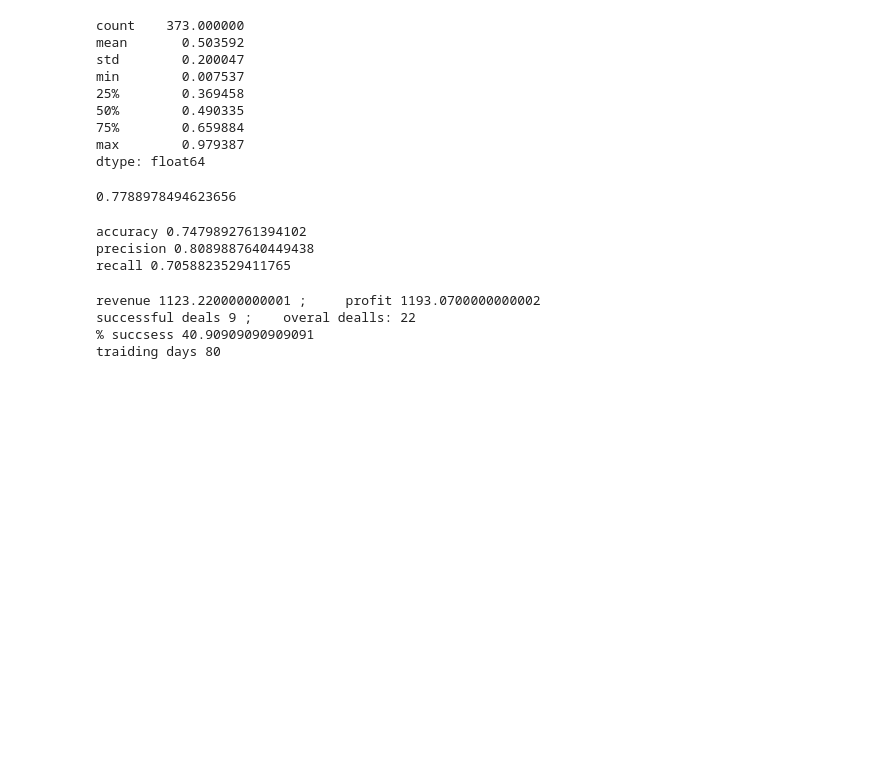
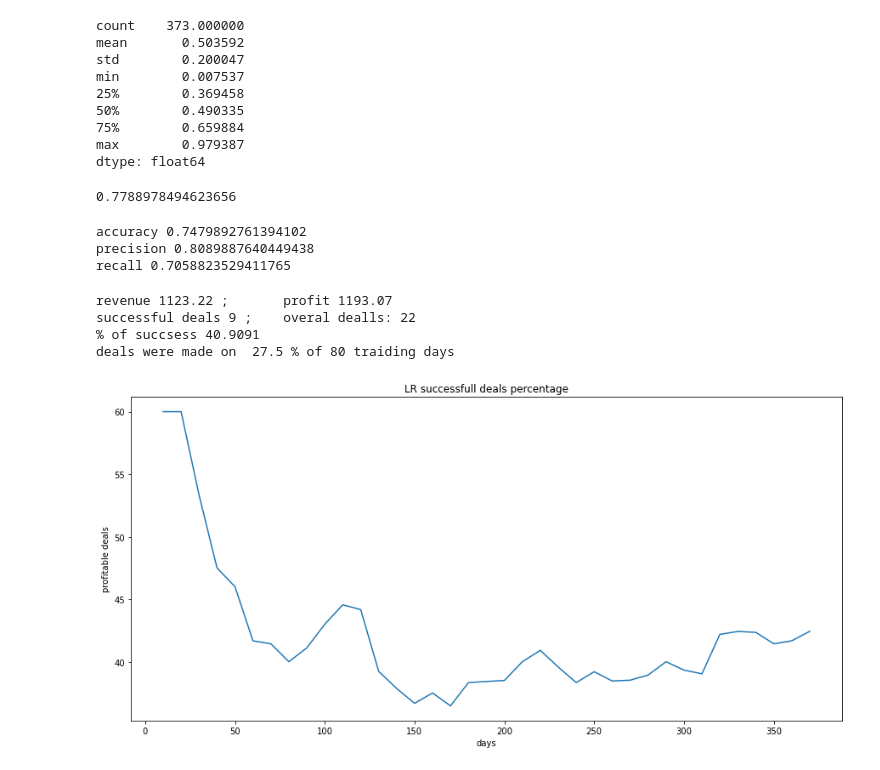
Before and after one commit to razmarrus/diploma, a Jupyter notebook: Regressions.ipynb, the cells around one changed output. Saved outputs shown, nothing was run; the diff lists cells and outputs as text; code cells hidden in the pictures; blank space fills up the shorter version.

Commit message:
Best comels compilation

```diff
--- a/Regressions.ipynb
+++ b/Regressions.ipynb
@@ -67,4 +57,15 @@ X_test = StandardScaler().fit_transform(X_test)
+# %%
+def make_dataset(df, train_part, test_part,d_type ="test"):
+    X = df.copy(deep=True)
+    X.drop(['close_change', 'close'],axis=1, inplace= True)
+    if d_type == "test":
+        X.drop(X.index[:train_part],inplace= True)
+    else : X.drop(X.index[train_part:(train_part+test_part)],inplace= True)
+    X = StandardScaler().fit_transform(X)
+    return X
 # %%
+X_test = make_dataset(df, train_part, test_part,d_type ="test")
+X_train = make_dataset(df, train_part, test_part,d_type ="train")
 y_train = df['close_change'][:-test_part]
 y_test = df['close_change'][-test_part:]
 # %%
@@ -110,15 +111,16 @@ def trade(df, y_pred, train_part, pred_limit=20):
             else:
                 last_deal = 0
         if (last_deal == 0 and pred == 0): #если есть чем торговать (последняя -покупка) и ожидаем уменьшения цены
-            last_deal, revenue, revenue_list, successful_deals, profit, last_price = sell(last_deal, revenue, revenue_list, successful_deals, profit, last_price, df, i,train_part)
+            last_deal, revenue, revenue_list, successful_deals, profit, last_price = sell(last_deal,
+                                                                                          revenue, revenue_list, successful_deals, profit, last_price, df, i,train_part)
             actions_list.append(1)
             deals_overall +=1
             continue
         if (last_deal == 1 and pred == 1):
             last_deal, revenue, revenue_list, successful_deals, profit, last_price = buy(last_deal,
                                                                                          revenue, revenue_list, successful_deals, profit, last_price, df, i, train_part)
+            actions_list.append(0)
             deals_overall +=1
-            actions_list.append(0)
             continue
         actions_list.append(-1)
     return revenue, revenue_list, successful_deals, deals_overall, profit, actions_list
@@ -210,12 +212,40 @@ recall 0.7058823529411765
 pred_limit = 80
 revenue, revenue_list, successful_deals, deals_overall, profit, actions_list = trade(df, y_pred, train_part, pred_limit)
 # %%
-print("revenue", revenue,";\tprofit", profit)
+print("revenue", round(revenue,4),";\tprofit", round(profit,4))
 print("successful deals", successful_deals, ";\toveral dealls:", deals_overall)
-print("% succsess", successful_deals*100/deals_overall)
-print("traiding days", len(y_pred[:pred_limit]))
+print("% of succsess", round(successful_deals*100/deals_overall,4))
+print("deals were made on ", round(deals_overall*100/len(y_pred[:pred_limit]),4),"% of",len(y_pred[:pred_limit]), "traiding days")
 # %% [output]
-revenue 1123.220000000001 ;     profit 1193.0700000000002
+revenue 1123.22 ;       profit 1193.07
 successful deals 9 ;    overal dealls: 22
-% succsess 40.90909090909091
-traiding days 80
+% of succsess 40.9091
+deals were made on  27.5 % of 80 traiding days
+# %%
+days_plot = []
+revenue_plot = []
+success_plot = []
+deals_overall_plot = []
+for i in range(10, test_part, 10):
+    y_pred =  best_model.predict(X_test)
+    X_train_cycle = make_dataset(df, train_part, i, d_type ="train")
+    y_pred_cycle =  best_model.predict(X_train_cycle)
+    revenue, revenue_list, successful_deals, deals_overall, profit, actions_list = trade(df, y_pred_cycle, train_part, i)
+    days_plot.append(i)
+    revenue_plot.append(revenue)
+    success_plot.append(round(deals_overall*100/i,2))
+    deals_overall_plot.append(round(deals_overall*100/i,2))
+
+d = {'days': days_plot, 'revunue': revenue_plot, 'proftitable deals %' : success_plot, 'overall deals %' : deals_overall_plot}
+future = pd.DataFrame(data=d)
+future.set_index('days', inplace=True)
+#future
+# %%
+plt.figure(figsize(15,7))
+
+future['proftitable deals %'].plot()
+plt.ylabel('profitable deals')
+plt.title('LR successfull deals percentage')
+pylab.show()
+# %% [output]
+[figure, added]
```
Also changed, not shown: parts of 4 cells of this notebook, 3 other files.
